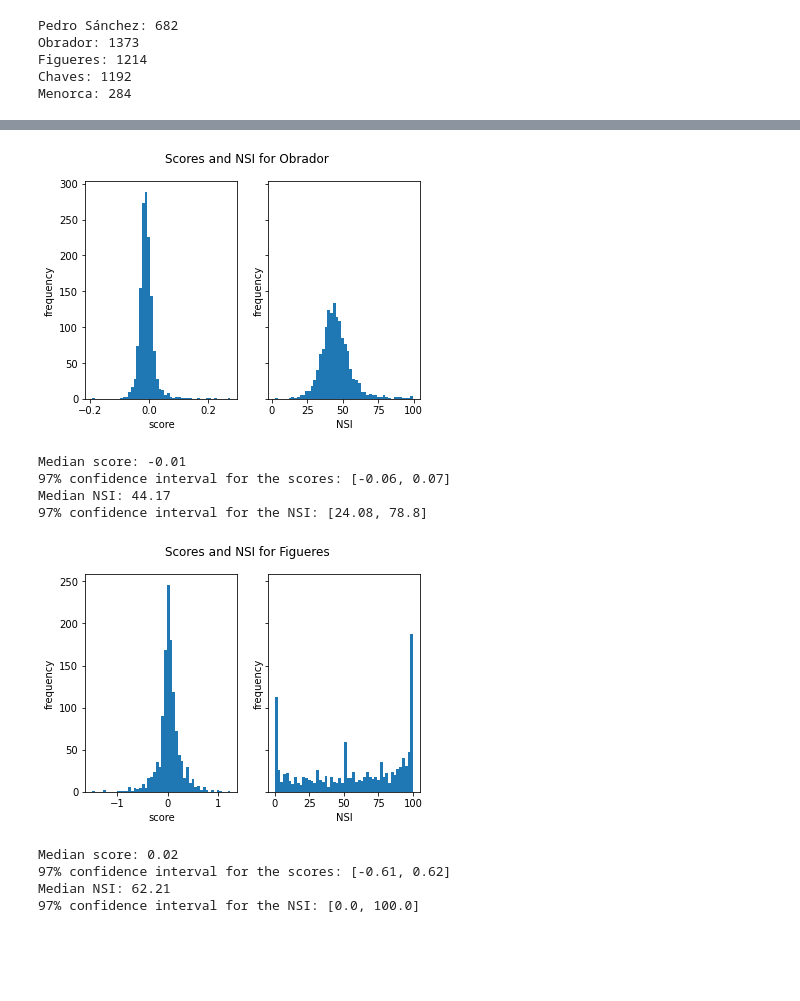
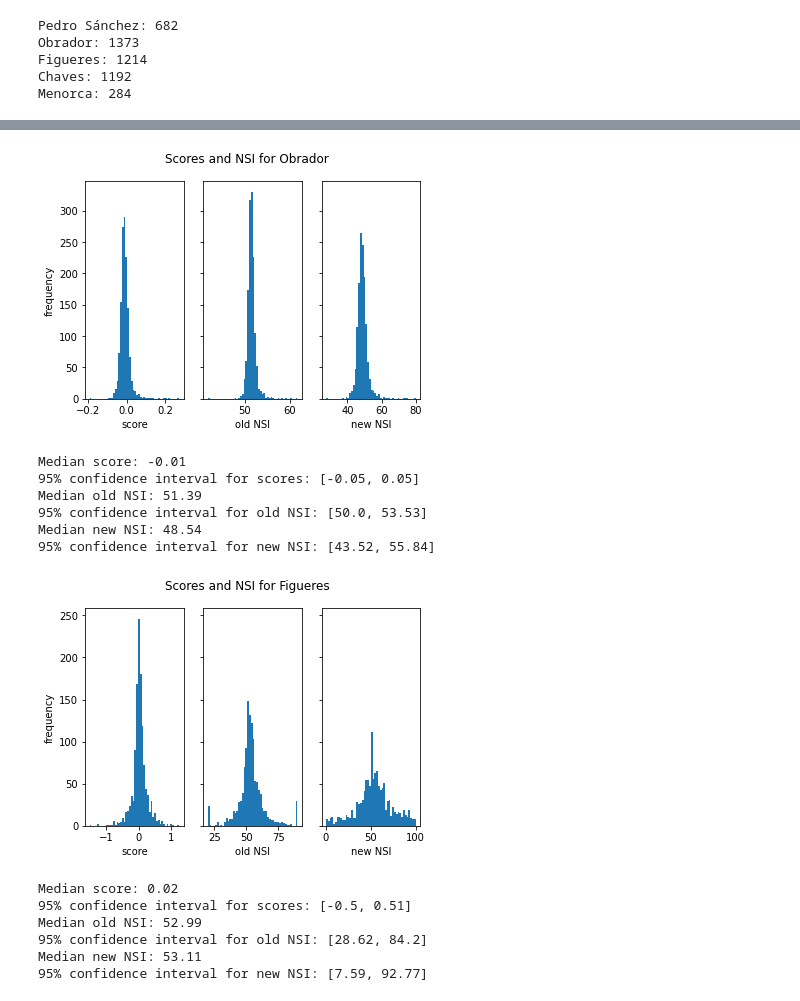
Before and after one commit to sergiolives19/Naveler, a Jupyter notebook: NSI/NSI.ipynb, the cells around one changed output, grey strips where cells are left out. Cells and saved outputs as stored; diff of their text form; code cells hidden in the pictures; blank space fills up the shorter version.

```diff
--- a/NSI/NSI.ipynb
+++ b/NSI/NSI.ipynb
@@ -53,3 +111,5 @@ Menorca: 284
+# %%
+old_nsi = np.vectorize(calculate_nsi)
 # %%
 def sigmoid (x, A, h, slope, C):
     return A/(1 + np.exp(-x*slope + h)) + C
@@ -57,14 +117,14 @@ def sigmoid (x, A, h, slope, C):
 # Sigmoid parameters
 A = 100 # we want values from 0 to 100
 h = 0 # bring down the center of the curve (if score=0 -> NSI<50 if h>0)
-slope = 20 # the higher the slope, the higher the variance around score 0
+slope = 5 # the higher the slope, the higher the variance around score 0
 C = 0 # we don't want a vertical offset
 # %%
-x_plot = np.linspace(-1, 1, 100)
-f = np.vectorize(sigmoid)
-y_plot = f(x_plot, A, h, slope, C)
+x_plot = np.linspace(-1.5, 1.5, 100)
+new_nsi = np.vectorize(sigmoid)
+y_plot = new_nsi(x_plot, A, h, slope, C)
 plt.plot(x_plot, y_plot)
 plt.grid()
 plt.show()
-#print(sigmoid(-1, A, h, slope, C), sigmoid(0, A, h, slope, C), sigmoid(1, A, h, slope, C))
+print(sigmoid(-1, A, h, slope, C), sigmoid(0, A, h, slope, C), sigmoid(1, A, h, slope, C))
 # %% [output]
@@ -93,43 +161,57 @@ Median NSI: 40.14
 # %%
-obrador_NSI = f(obrador_scores, A, h, slope, C)
-fig, (ax1, ax2) = plt.subplots(1, 2, sharey=True)
+obrador_old_NSI = old_nsi(obrador_positive_scores, obrador_negative_scores)
+obrador_new_NSI = new_nsi(obrador_scores, A, h, slope, C)
+fig, (ax1, ax2, ax3) = plt.subplots(1, 3, sharey=True)
 ax1.hist(obrador_scores, bins=50)
-ax2.hist(obrador_NSI, bins=50)
+ax2.hist(obrador_old_NSI, bins=50)
+ax3.hist(obrador_new_NSI, bins=50)
 fig.suptitle("Scores and NSI for Obrador")
 ax1.set_xlabel("score")
-ax2.set_xlabel("NSI")
+ax2.set_xlabel("old NSI")
+ax3.set_xlabel("new NSI")
 ax1.set_ylabel("frequency")
-ax2.set_ylabel("frequency")
 plt.show()
+
 print(f'Median score: {round(np.median(obrador_scores), 2)}')
-print(f'97% confidence interval for the scores: [{round(np.percentile(obrador_scores, 1.5), 2)}, {round(np.percentile(obrador_scores, 98.5), 2)}]')
-print(f'Median NSI: {round(np.median(obrador_NSI), 2)}')
-print(f'97% confidence interval for the NSI: [{round(np.percentile(obrador_NSI, 1.5), 2)}, {round(np.percentile(obrador_NSI, 98.5), 2)}]')
+print(f'95% confidence interval for scores: [{round(np.percentile(obrador_scores, 2.5), 2)}, {round(np.percentile(obrador_scores, 97.5), 2)}]')
+print(f'Median old NSI: {round(np.median(obrador_old_NSI), 2)}')
+print(f'95% confidence interval for old NSI: [{round(np.percentile(obrador_old_NSI, 2.5), 2)}, {round(np.percentile(obrador_old_NSI, 97.5), 2)}]')
+print(f'Median new NSI: {round(np.median(obrador_new_NSI), 2)}')
+print(f'95% confidence interval for new NSI: [{round(np.percentile(obrador_new_NSI, 2.5), 2)}, {round(np.percentile(obrador_new_NSI, 97.5), 2)}]')
 # %% [output]
-[figure, old version]
+[figure, new version]
 Median score: -0.01
-97% confidence interval for the scores: [-0.06, 0.07]
-Median NSI: 44.17
-97% confidence interval for the NSI: [24.08, 78.8]
+95% confidence interval for scores: [-0.05, 0.05]
+Median old NSI: 51.39
+95% confidence interval for old NSI: [50.0, 53.53]
+Median new NSI: 48.54
+95% confidence interval for new NSI: [43.52, 55.84]
 # %%
-figueres_NSI = f(figueres_scores, A, h, slope, C)
-fig, (ax1, ax2) = plt.subplots(1, 2, sharey=True)
+figueres_old_NSI = old_nsi(figueres_positive_scores, figueres_negative_scores)
+figueres_new_NSI = new_nsi(figueres_scores, A, h, slope, C)
+fig, (ax1, ax2, ax3) = plt.subplots(1, 3, sharey=True)
 ax1.hist(figueres_scores, bins=50)
-ax2.hist(figueres_NSI, bins=50)
+ax2.hist(figueres_old_NSI, bins=50)
+ax3.hist(figueres_new_NSI, bins=50)
 fig.suptitle("Scores and NSI for Figueres")
 ax1.set_xlabel("score")
-ax2.set_xlabel("NSI")
+ax2.set_xlabel("old NSI")
+ax3.set_xlabel("new NSI")
 ax1.set_ylabel("frequency")
-ax2.set_ylabel("frequency")
 plt.show()
+
 print(f'Median score: {round(np.median(figueres_scores), 2)}')
-print(f'97% confidence interval for the scores: [{round(np.percentile(figueres_scores, 1.5), 2)}, {round(np.percentile(figueres_scores, 98.5), 2)}]')
-print(f'Median NSI: {round(np.median(figueres_NSI), 2)}')
-print(f'97% confidence interval for the NSI: [{round(np.percentile(figueres_NSI, 1.5), 2)}, {round(np.percentile(figueres_NSI, 98.5), 2)}]')
+print(f'95% confidence interval for scores: [{round(np.percentile(figueres_scores, 2.5), 2)}, {round(np.percentile(figueres_scores, 97.5), 2)}]')
+print(f'Median old NSI: {round(np.median(figueres_old_NSI), 2)}')
+print(f'95% confidence interval for old NSI: [{round(np.percentile(figueres_old_NSI, 2.5), 2)}, {round(np.percentile(figueres_old_NSI, 97.5), 2)}]')
+print(f'Median new NSI: {round(np.median(figueres_new_NSI), 2)}')
+print(f'95% confidence interval for new NSI: [{round(np.percentile(figueres_new_NSI, 2.5), 2)}, {round(np.percentile(figueres_new_NSI, 97.5), 2)}]')
 # %% [output]
-[figure, old version]
+[figure, new version]
 Median score: 0.02
-97% confidence interval for the scores: [-0.61, 0.62]
-Median NSI: 62.21
-97% confidence interval for the NSI: [0.0, 100.0]
+95% confidence interval for scores: [-0.5, 0.51]
+Median old NSI: 52.99
+95% confidence interval for old NSI: [28.62, 84.2]
+Median new NSI: 53.11
+95% confidence interval for new NSI: [7.59, 92.77]
 # %%
```
Also changed, not shown: parts of 7 cells of this notebook.
